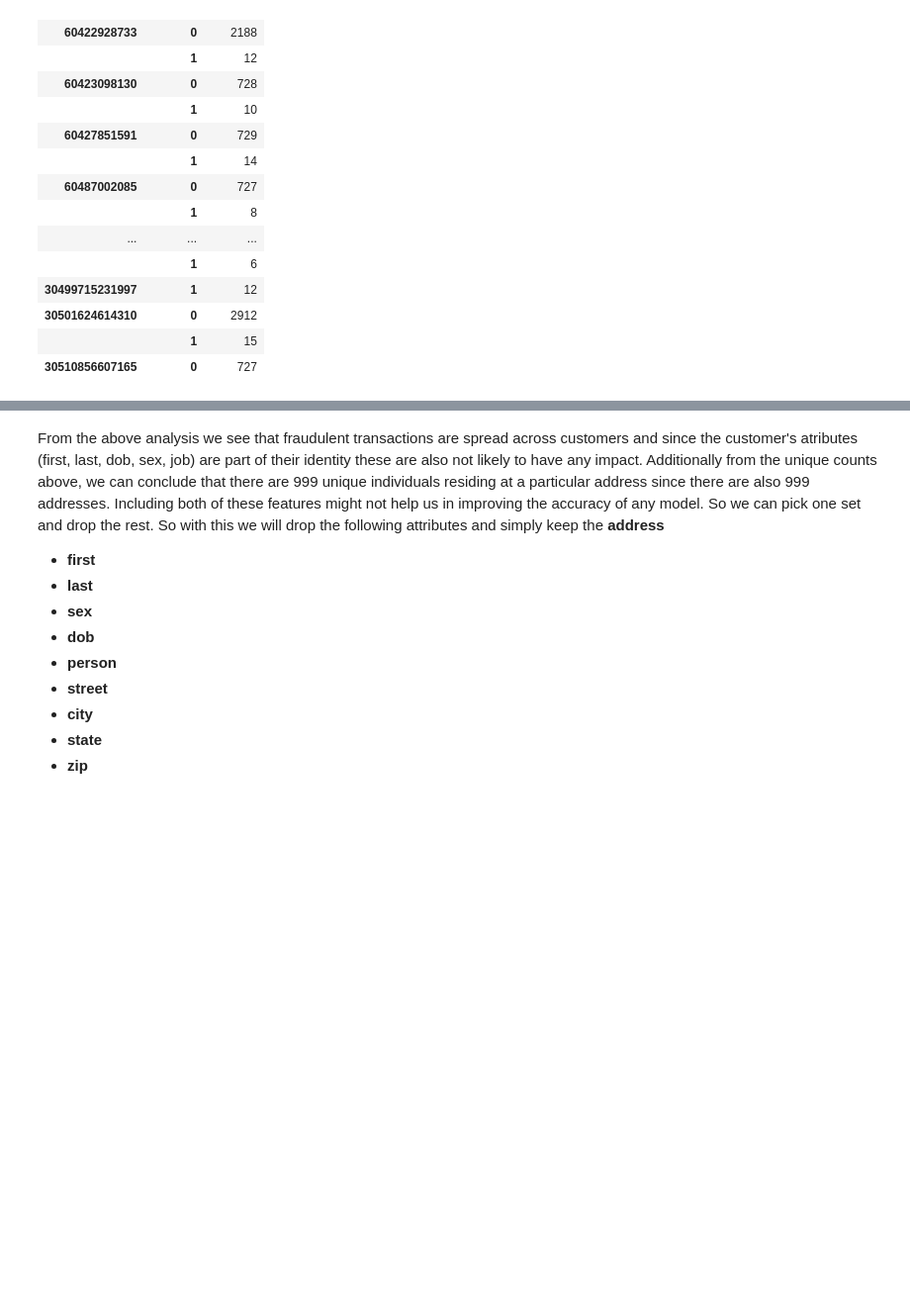
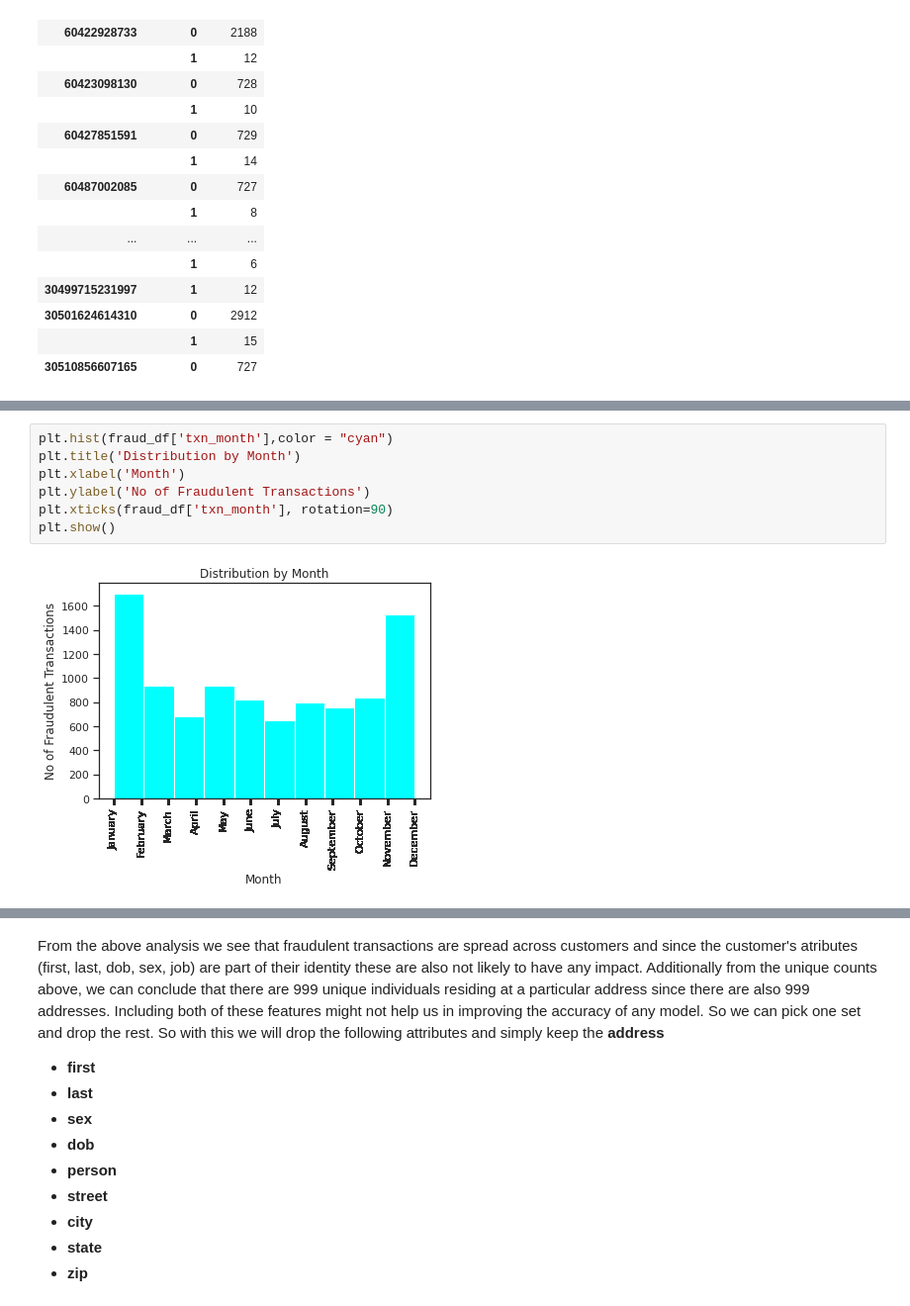
Before and after one commit to shaileshhemdev/hemdev-705.603Spring24, a Jupyter notebook: dataAnalytics/PreliminaryDataPipeline.ipynb, the cells around one changed output, grey strips where cells are left out. Shown: that part at 99% size. Cells and saved outputs as stored; diff of their text form; blank space fills up the shorter version.

```diff
--- a/dataAnalytics/PreliminaryDataPipeline.ipynb
+++ b/dataAnalytics/PreliminaryDataPipeline.ipynb
@@ -271,0 +375,9 @@ display(HTML(cc_num_counts.to_frame().to_html()))
+# %%
+plt.hist(fraud_df['txn_month'],color = "cyan")
+plt.title('Distribution by Month')
+plt.xlabel('Month')
+plt.ylabel('No of Fraudulent Transactions')
+plt.xticks(fraud_df['txn_month'], rotation=90)
+plt.show()
+# %% [output]
+[figure, added]
```
Also changed, not shown: parts of 29 cells of this notebook, 25 other files.
